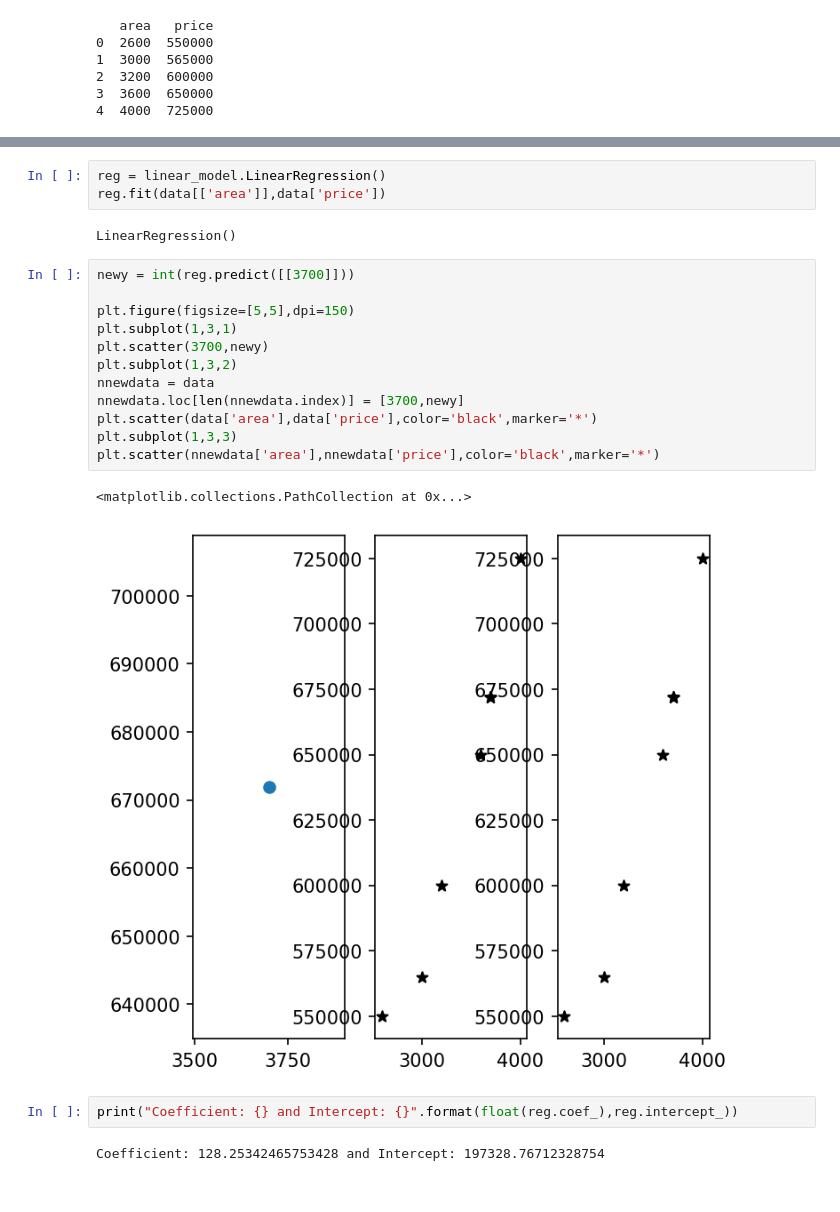
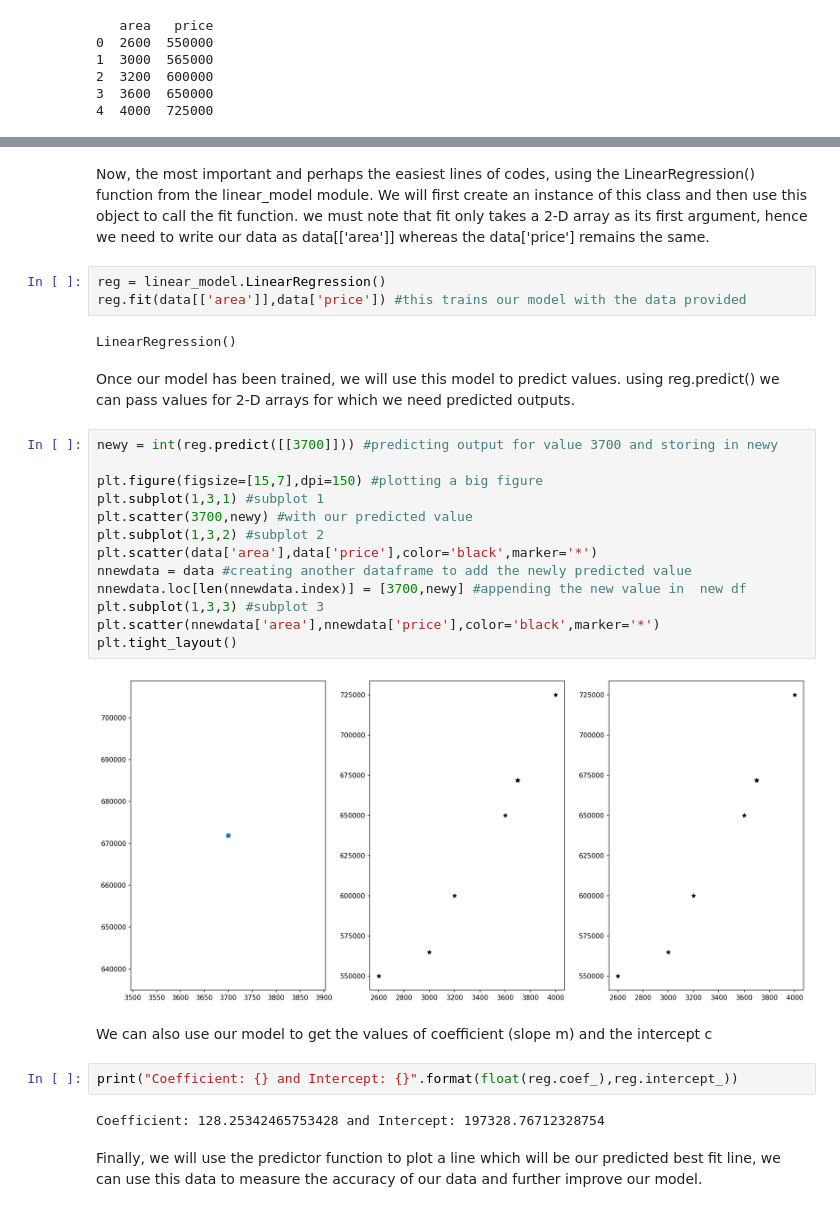
Before and after one commit to I-Fardeen/PythonNotebooks, a Jupyter notebook: SimpleLinearReg.ipynb, the cells around one changed output, grey strips where cells are left out. Saved outputs shown, nothing was run; the diff lists cells and outputs as text.

Commit message:
Linear Regression with Explaination

```diff
--- a/SimpleLinearReg.ipynb
+++ b/SimpleLinearReg.ipynb
@@ -32,28 +44,42 @@ plt.scatter(data['area'],data['price'],color='black',marker='*')
 # %% [output]
 <matplotlib.collections.PathCollection at 0x...>
 [figure]
+# %% [markdown]
+Now, the most important and perhaps the easiest lines of codes, using the LinearRegression() function from the linear_model module. We will first create an instance of this class and then
+use this object to call the fit function. we must note that fit only takes a 2-D array as its
+first argument, hence we need to write our data as data[['area']] whereas the data['price'] remains the same.
 # %%
 reg = linear_model.LinearRegression()
-reg.fit(data[['area']],data['price'])
+reg.fit(data[['area']],data['price']) #this trains our model with the data provided
 # %% [output]
 LinearRegression()
+# %% [markdown]
+Once our model has been trained, we will use this model to predict values.
+using reg.predict() we can pass values for 2-D arrays for which we need
+predicted outputs.
 # %%
-newy = int(reg.predict([[3700]]))
+newy = int(reg.predict([[3700]])) #predicting output for value 3700 and storing in newy
 
-plt.figure(figsize=[5,5],dpi=150)
-plt.subplot(1,3,1)
-plt.scatter(3700,newy)
-plt.subplot(1,3,2)
-nnewdata = data
-nnewdata.loc[len(nnewdata.index)] = [3700,newy]
+plt.figure(figsize=[15,7],dpi=150) #plotting a big figure
+plt.subplot(1,3,1) #subplot 1
+plt.scatter(3700,newy) #with our predicted value
+plt.subplot(1,3,2) #subplot 2
 plt.scatter(data['area'],data['price'],color='black',marker='*')
-plt.subplot(1,3,3)
+nnewdata = data #creating another dataframe to add the newly predicted value
+nnewdata.loc[len(nnewdata.index)] = [3700,newy] #appending the new value in  new df
+plt.subplot(1,3,3) #subplot 3
 plt.scatter(nnewdata['area'],nnewdata['price'],color='black',marker='*')
+plt.tight_layout()
 # %% [output]
-<matplotlib.collections.PathCollection at 0x...>
-[figure, old version]
+[figure, new version]
+# %% [markdown]
+We can also use our model to get the values of coefficient (slope m) and the intercept c
 # %%
 print("Coefficient: {} and Intercept: {}".format(float(reg.coef_),reg.intercept_))
 # %% [output]
 Coefficient: 128.25342465753428 and Intercept: 197328.76712328754
+# %% [markdown]
+Finally, we will use the predictor function to plot a line which will be our predicted
+best fit line, we can use this data to measure the accuracy of our data and further improve our
+model.
 # %%
```
Also changed, not shown: parts of 5 cells of this notebook.
